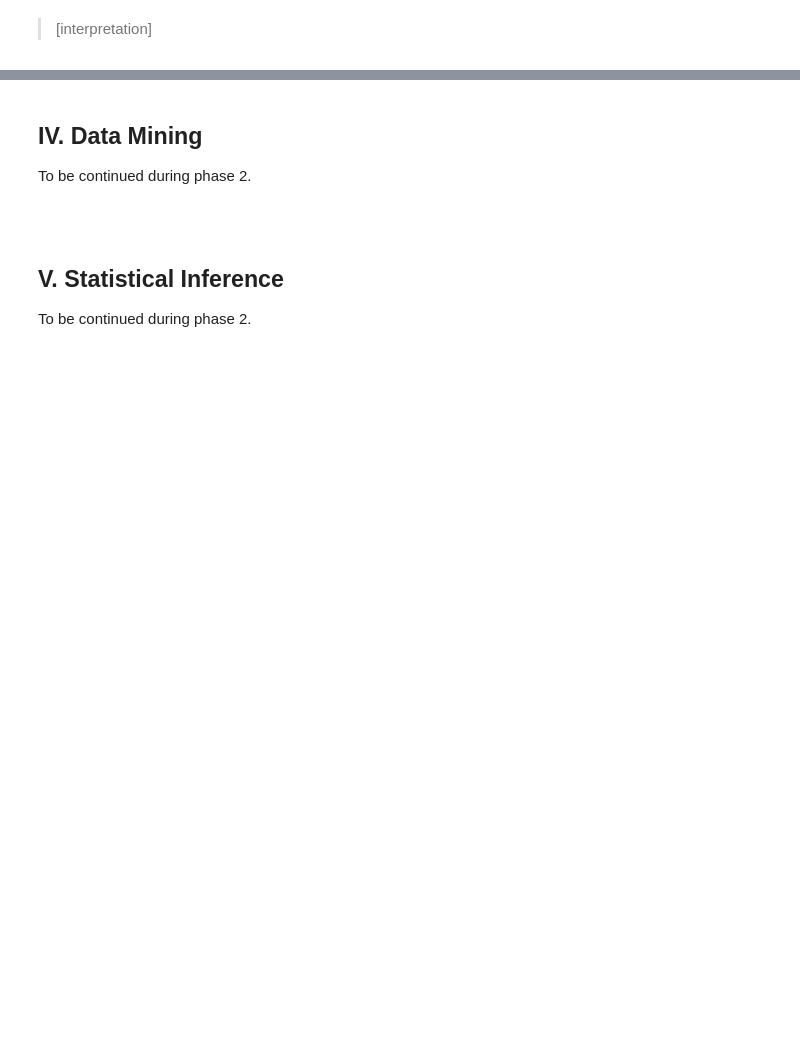
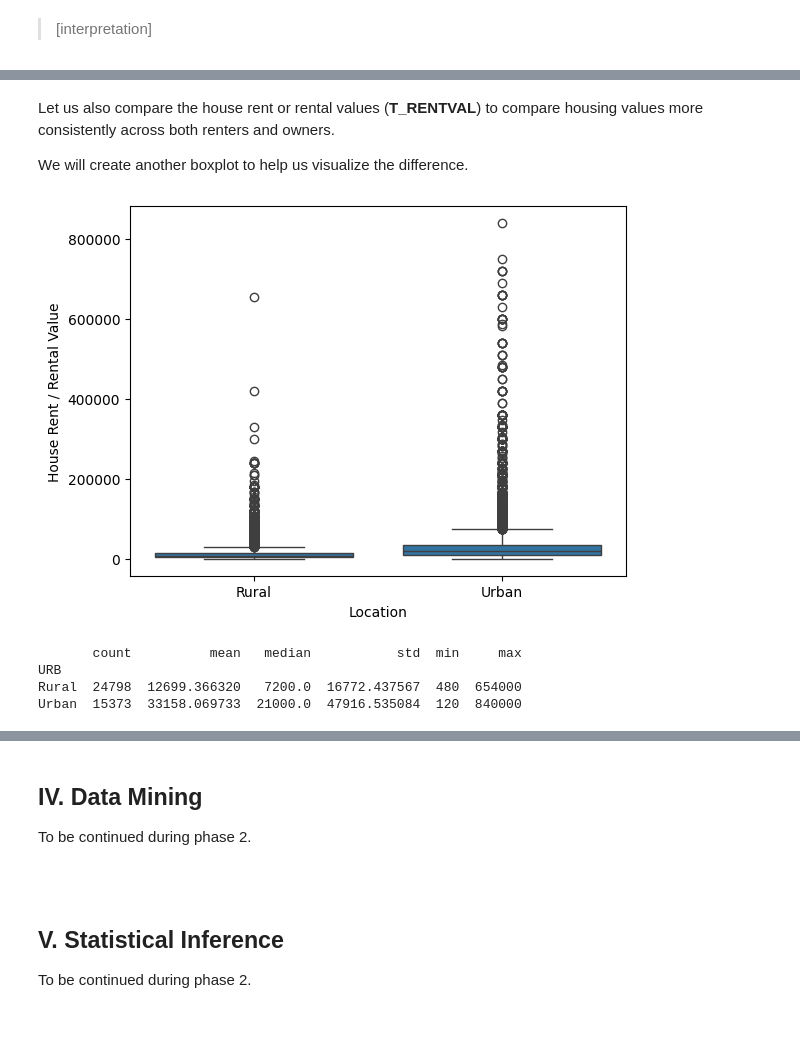
Before and after one commit to qu1r0ra/psa-dataset-analysis, a Jupyter notebook: fie-analysis.ipynb, the cells around one changed output, grey strips where cells are left out. Saved outputs shown, nothing was run; the diff lists cells and outputs as text; code cells hidden in the pictures; blank space fills up the shorter version.

```diff
--- a/fie-analysis.ipynb
+++ b/fie-analysis.ipynb
@@ -986,0 +1162,26 @@ KeyError: "['TENURE'] not in index"
+# %% [markdown]
+Let us also compare the house rent or rental values (**T_RENTVAL**) to compare housing values more consistently across both renters and owners.
+
+We will create another boxplot to help us visualize the difference.
+# %%
+sns.boxplot(data=housing_df, x='URB', y='T_RENTVAL')
+plt.xlabel('Location')
+plt.ylabel('House Rent / Rental Value')
+plt.show()
+
+summary_stats = housing_df.groupby('URB')['T_RENTVAL'].agg(
+    count='count',
+    mean='mean',
+    median='median',
+    std='std',
+    min='min',
+    max='max'
+)
+
+print(summary_stats)
+# %% [output]
+[figure, added]
+       count          mean   median           std  min     max
+URB
+Rural  24798  12699.366320   7200.0  16772.437567  480  654000
+Urban  15373  33158.069733  21000.0  47916.535084  120  840000
```
Also changed, not shown: parts of 24 cells of this notebook.
